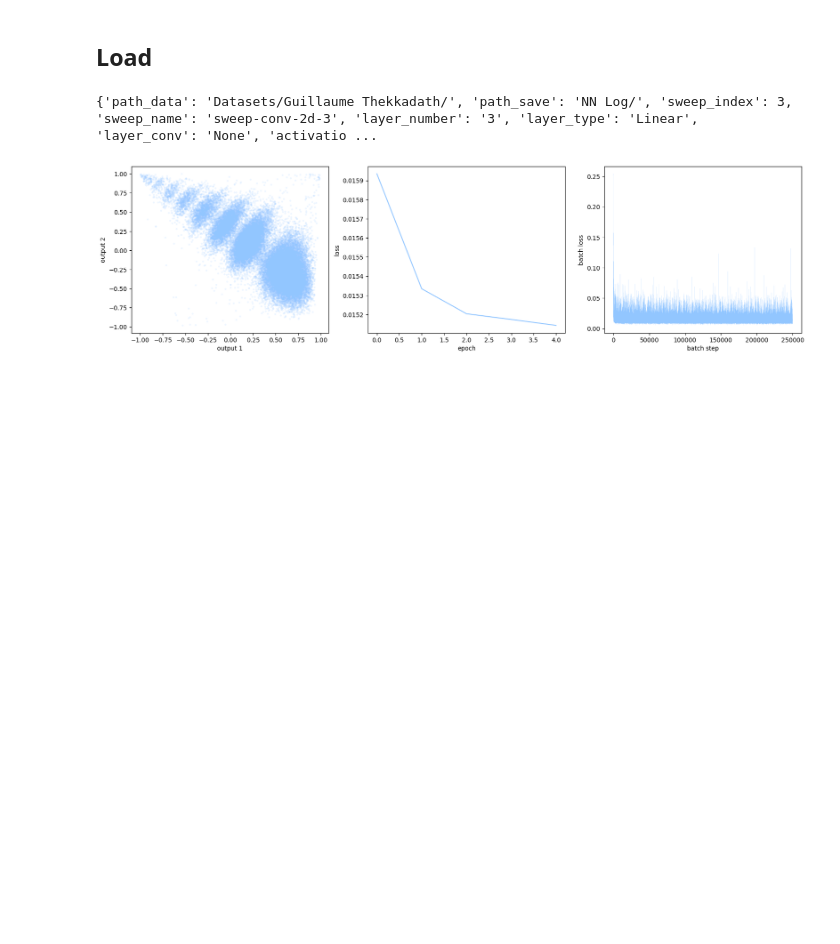
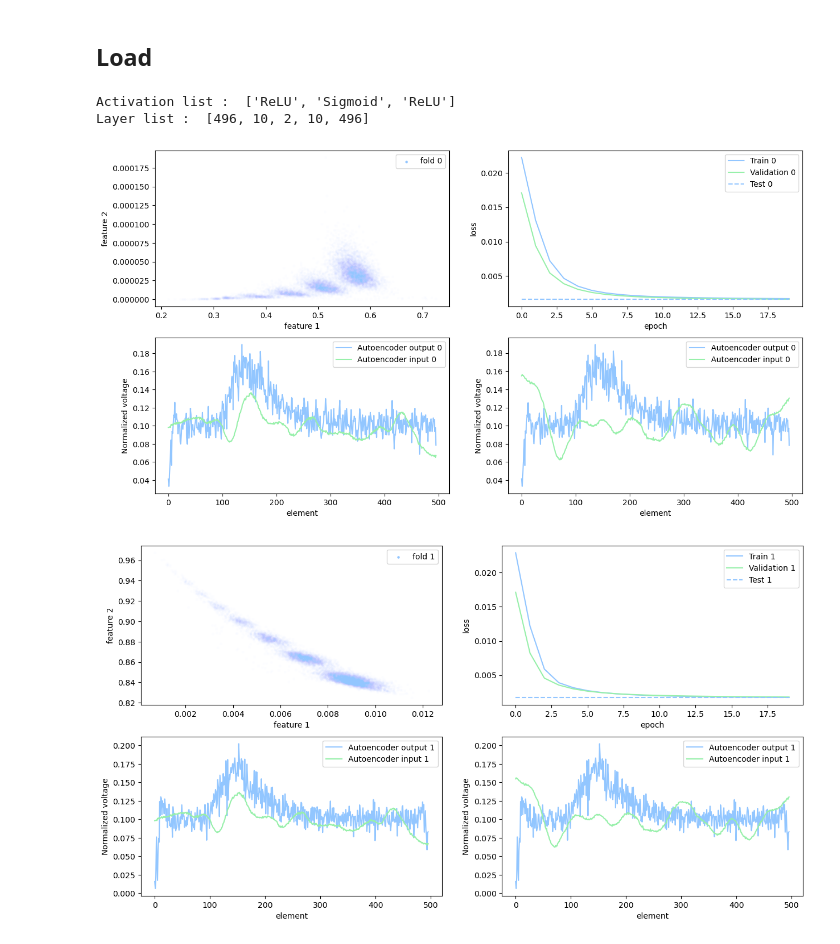
Before and after one commit to polyquantique/Photon-Number-Classification, a Jupyter notebook: NeuralNetworkEvaluation.ipynb, the cells around one changed output. Cells and saved outputs as stored; diff of their text form; code cells hidden in the pictures; blank space fills up the shorter version.

Commit message:
Autoencoder API + gitignore result log

```diff
--- a/NeuralNetworkEvaluation.ipynb
+++ b/NeuralNetworkEvaluation.ipynb
@@ -404,5 +550,50 @@ def load_results(file_name):
-# %%
-load_results("sweep-conv-2d-3/sweep 3")
-# %% [output]
-{'path_data': 'Datasets/Guillaume Thekkadath/', 'path_save': 'NN Log/', 'sweep_index': 3, 'sweep_name': 'sweep-conv-2d-3', 'layer_number': '3', 'layer_type': 'Linear', 'layer_conv': 'None', 'activatio ...
-[figure, removed]
+# %%
+def load_results(file_name):
+    warnings.filterwarnings("ignore")
+    path = f"Autoencoder Log/{file_name}"
+
+
+    for index, fold in enumerate(listdir(path)):
+
+        fig, axs = plt.subplots(2,2,figsize=(15,8))
+
+        results = open_object(f"{path}/{fold}/results.bin")
+
+        axs[0,0].scatter(results['encode1'], results['encode2'],label=f"fold {index}",s=5,alpha=0.01)
+        axs[0,0].set_xlabel("feature 1")
+        axs[0,0].set_ylabel("feature 2")
+        leg = axs[0,0].legend()
+        for lh in leg.legendHandles:
+            lh.set_alpha(1)
+
+        axs[1,0].plot(results['decode'][0],label=f"Autoencoder output {index}")
+        axs[1,0].plot(results['input'][0],label=f"Autoencoder input {index}")
+        axs[1,0].set_ylabel("Normalized voltage")
+        axs[1,0].set_xlabel("element")
+        axs[1,0].legend()
+
+        axs[1,1].plot(results['decode'][1],label=f"Autoencoder output {index}")
+        axs[1,1].plot(results['input'][1],label=f"Autoencoder input {index}")
+        axs[1,1].set_ylabel("Normalized voltage")
+        axs[1,1].set_xlabel("element")
+        axs[1,1].legend()
+
+        loss = open_object(f"{path}/{fold}/loss.bin")
+
+        axs[0,1].plot(loss['train_loss'],label=f"Train {index}")
+        axs[0,1].plot(loss['validation_loss'],label=f"Validation {index}")
+        axs[0,1].hlines(loss['test_loss'], 0, len(loss['validation_loss'])-1, linestyles='dashed',label = f"Test {index}")
+        axs[0,1].legend()
+        axs[0,1].set_ylabel("loss")
+        axs[0,1].set_xlabel("epoch")
+
+    config_file = open_object(f"{path}/{fold}/log.bin")
+    print("Activation list : ", config_file['run']['activation_list'])
+    print("Layer list : ", config_file['run']['layer_list'])
+# %%
+load_results("run-2023-06-26-12-51")
+# %% [output]
+Activation list :  ['ReLU', 'Sigmoid', 'ReLU']
+Layer list :  [496, 10, 2, 10, 496]
+[figure, added]
+[figure, added]
```
Also changed, not shown: parts of 23 cells of this notebook, 6 other files.
